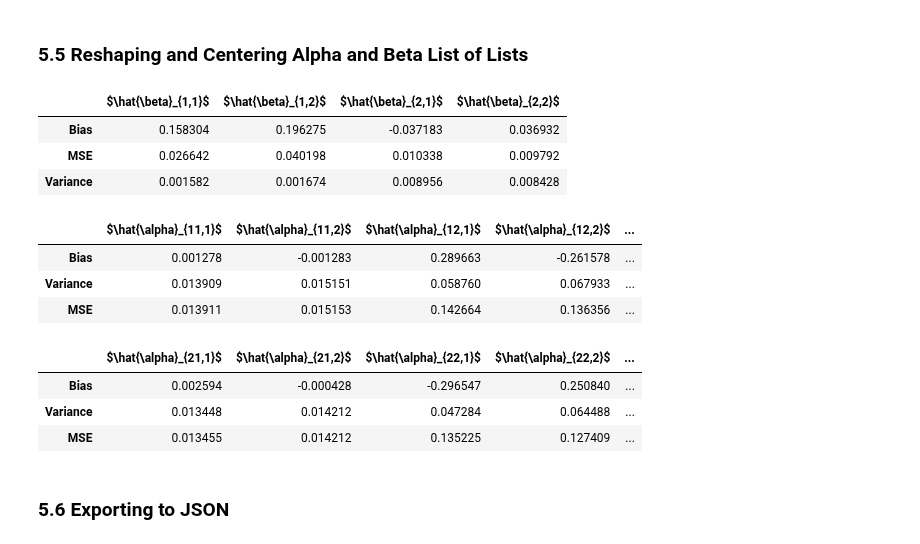
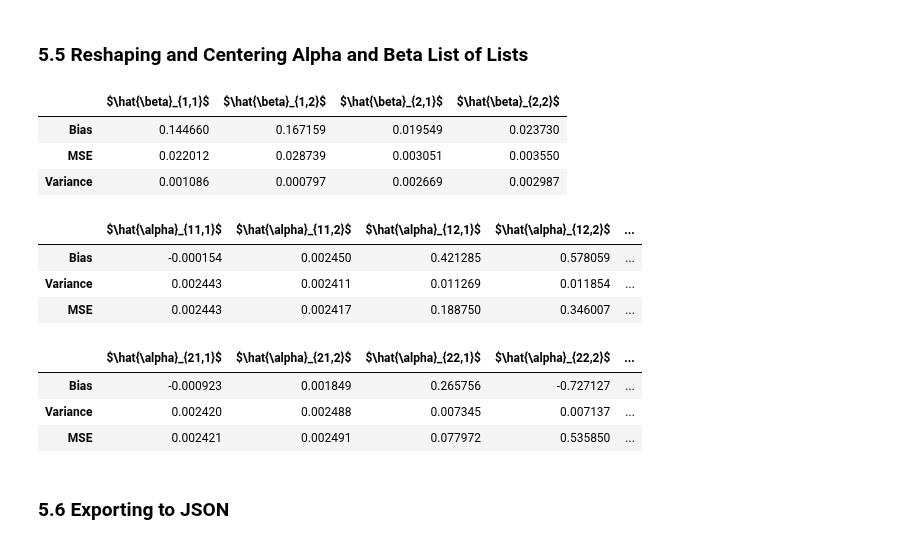
Before and after one commit to Existentialdredd/pan_sel_cntrl, a Jupyter notebook: psc.ipynb, the cells around one changed output. Drawn from its saved outputs; the diff is of its cells as text; code cells hidden in the pictures.

```diff
--- a/psc.ipynb
+++ b/psc.ipynb
@@ -1306,7 +1306,7 @@ The data used in the following monte carlo exercise was created by 'psc_dgp.ipyn
 # %% [markdown]
 <h3> 5.1 Monte Carlo: JSON Loading </h3>
 # %%
-input_filename = 'pscdata_6_19_1923.json'
+input_filename = 'pscdata_6_13_1280.json'
 data_file = '/Users/ericpenner/Google_Drive/Research/pan_sel_cntrl/data'
 input_file_full = ''.join([data_file,'/',input_filename])
 with open(input_file_full) as f_obj:
@@ -1462,8 +1462,10 @@ b1['MSE'] = beta_mse
 # Adding varaince to summary df
 b1['Variance'] = beta_s
 # Constructing row names
-beta_row = ([''.join(['$\\hat{\\beta}_{1,',str(i),'}$']) for i in range(1,pscdata[0][0]['n_end']+1)]
-        + [''.join(['$\\hat{\\beta}_{2,',str(i),'}$']) for i in range(1,pscdata[0][0]['n_exo']+1)])
+beta_row = ([''.join(['$\\hat{\\beta}_{1,',str(i),'}$'])
+                for i in range(1,pscdata[0][0]['n_end']+1)]
+        + [''.join(['$\\hat{\\beta}_{2,',str(i),'}$'])
+                for i in range(1,pscdata[0][0]['n_exo']+1)])
 # Adding columns names to df
 beta_col = list(b1.columns)
 # Adding row names to df
@@ -1478,44 +1480,44 @@ for k in range(inpt['n_end']):
     a11['MSE'] = alpha_mse[k]
     a11_row = ([''.join(['$\\hat{\\alpha}_{',str(k+1),'1,',str(i),'}$'])
                              for i in range(1,pscdata[0][0]['n_exo']+1)]
         + [''.join(['$\\hat{\\alpha}_{', str(k+1),'2,',inc_out[i].replace('W',''),'}$' ])
                              for i in range(len(inc_out))])
     a11.index = a11_row
     a11_out = a11.values.tolist()
     if k == 0:
         a1 = [a11]
         alpha_out = [a11_out]
         alpha_col = list(a11.columns)
         alpha_row = [list(a11_row)]
     elif k > 0:
         a1.append(a11)
         alpha_out.append(a11_out)
         alpha_row.append(a11_row)
 
 
 # Dictionary or summary results for beta
 beta_results ={'beta_cntrd': beta_re, 'beta_sum_dat': beta_out,
                'beta_sum_clmn': beta_col, 'beta_sum_row': beta_row }
 # Dictionary of summary results for alpha
 alpha_results = {'alpha_cntrd':alpha_re , 'alpha_sum_dat': alpha_out,
                 'alpha_sum_clmn': alpha_col, 'alpha_sum_row': alpha_row}
 
 display(b1.T)
 display(a1[0].T)
 display(a1[1].T)
 # %% [output]
 |  | $\hat{\beta}_{1,1}$ | $\hat{\beta}_{1,2}$ | $\hat{\beta}_{2,1}$ | $\hat{\beta}_{2,2}$ |
-| Bias | 0.158304 | 0.196275 | -0.037183 | 0.036932 |
-| MSE | 0.026642 | 0.040198 | 0.010338 | 0.009792 |
-| Variance | 0.001582 | 0.001674 | 0.008956 | 0.008428 |
+| Bias | 0.144660 | 0.167159 | 0.019549 | 0.023730 |
+| MSE | 0.022012 | 0.028739 | 0.003051 | 0.003550 |
+| Variance | 0.001086 | 0.000797 | 0.002669 | 0.002987 |
 |  | $\hat{\alpha}_{11,1}$ | $\hat{\alpha}_{11,2}$ | $\hat{\alpha}_{12,1}$ | $\hat{\alpha}_{12,2}$ | ... |
-| Bias | 0.001278 | -0.001283 | 0.289663 | -0.261578 | ... |
-| Variance | 0.013909 | 0.015151 | 0.058760 | 0.067933 | ... |
-| MSE | 0.013911 | 0.015153 | 0.142664 | 0.136356 | ... |
+| Bias | -0.000154 | 0.002450 | 0.421285 | 0.578059 | ... |
+| Variance | 0.002443 | 0.002411 | 0.011269 | 0.011854 | ... |
+| MSE | 0.002443 | 0.002417 | 0.188750 | 0.346007 | ... |
 |  | $\hat{\alpha}_{21,1}$ | $\hat{\alpha}_{21,2}$ | $\hat{\alpha}_{22,1}$ | $\hat{\alpha}_{22,2}$ | ... |
-| Bias | 0.002594 | -0.000428 | -0.296547 | 0.250840 | ... |
-| Variance | 0.013448 | 0.014212 | 0.047284 | 0.064488 | ... |
-| MSE | 0.013455 | 0.014212 | 0.135225 | 0.127409 | ... |
+| Bias | -0.000923 | 0.001849 | 0.265756 | -0.727127 | ... |
+| Variance | 0.002420 | 0.002488 | 0.007345 | 0.007137 | ... |
+| MSE | 0.002421 | 0.002491 | 0.077972 | 0.535850 | ... |
 # %% [markdown]
 <h3> 5.6 Exporting to JSON </h3>
 # %%
```
Also changed, not shown: parts of 1 cell of this notebook, 7 other files.
